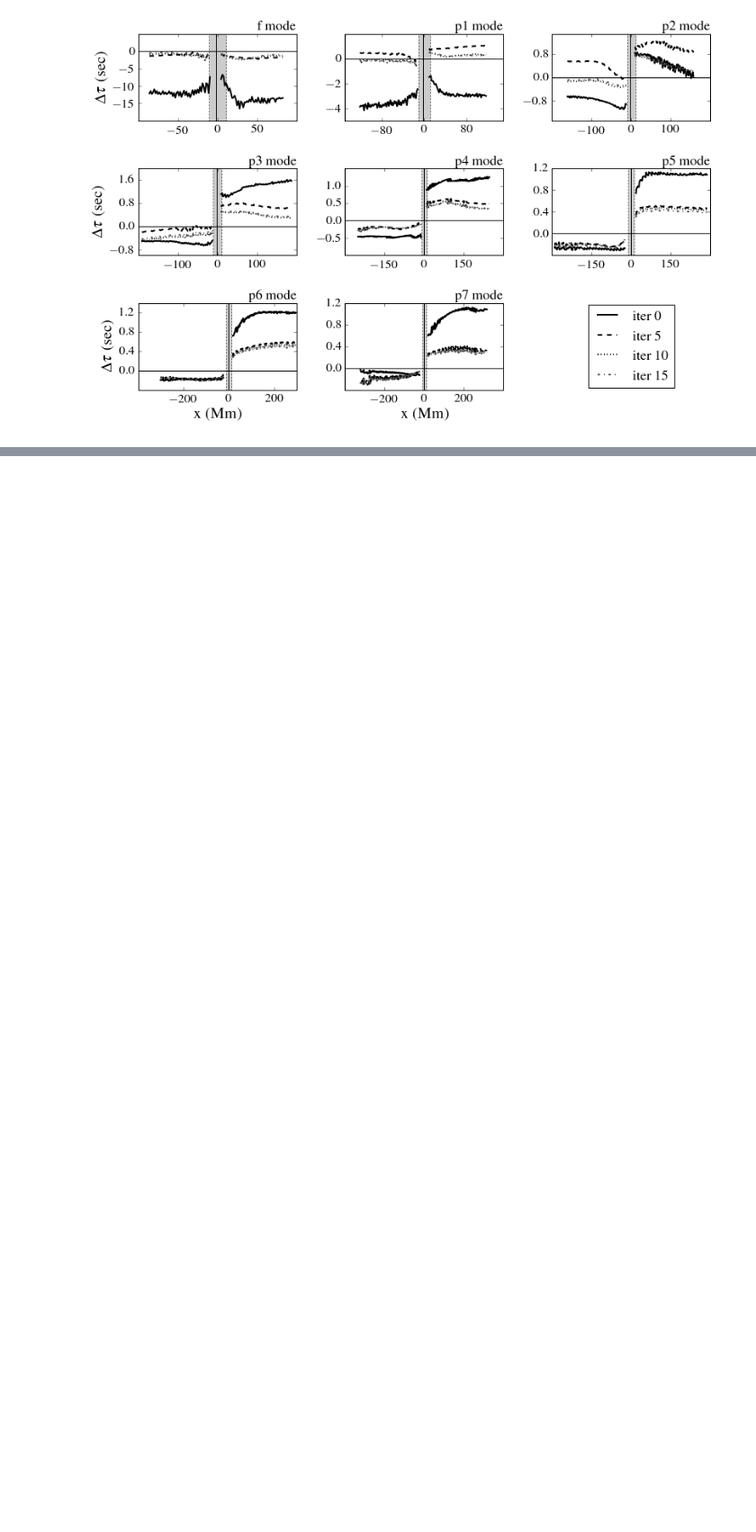
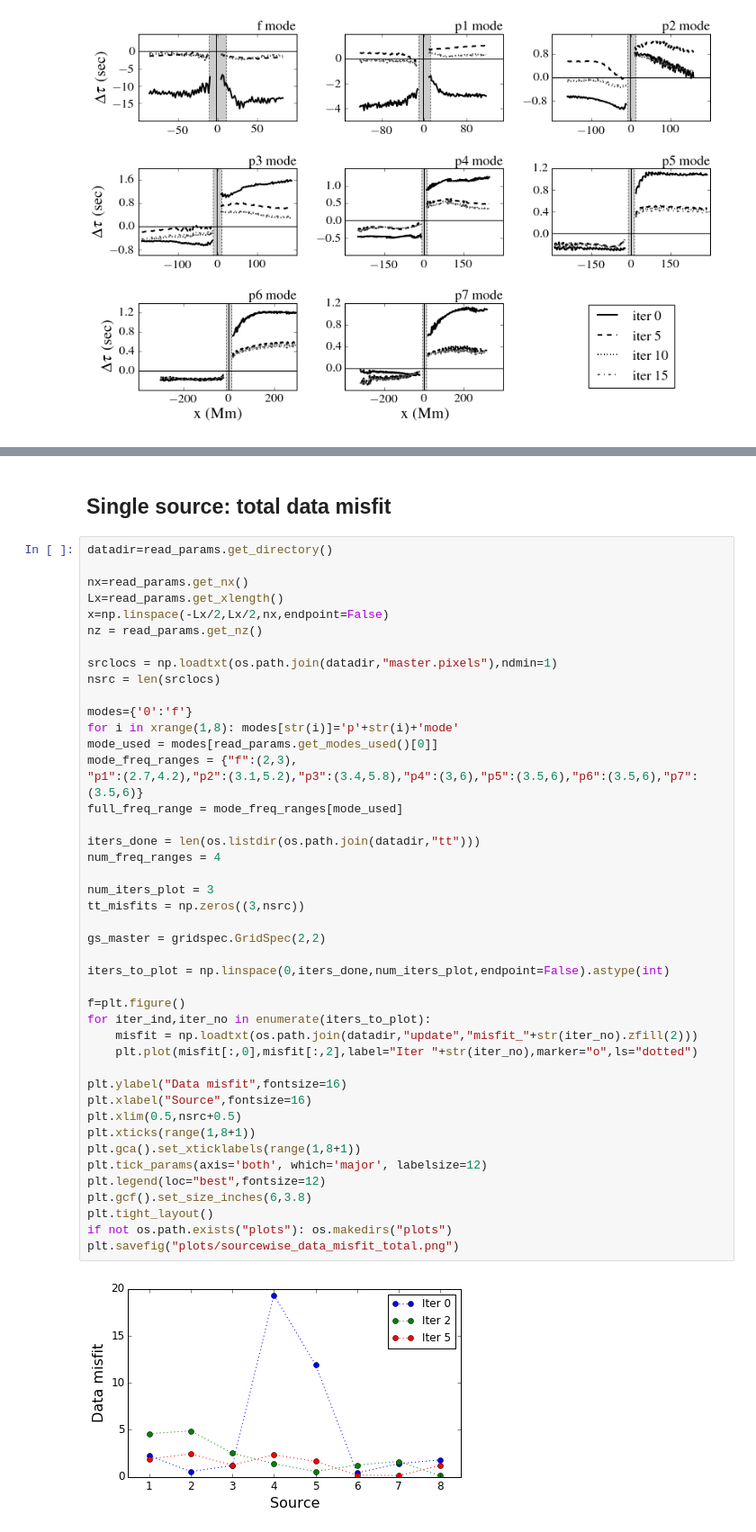
Before and after one commit to jishnub/sparc_flows, a Jupyter notebook: misfit.ipynb, the cells around one changed output, grey strips where cells are left out. Shown at 90% size. Drawn from its saved outputs; the diff is of its cells as text; blank space fills up the shorter version.

```diff
--- a/misfit.ipynb
+++ b/misfit.ipynb
@@ -1109,0 +1124,48 @@ plt.tight_layout()
+# %% [markdown]
+## Single source: total data misfit
+# %%
+datadir=read_params.get_directory()
+
+nx=read_params.get_nx()
+Lx=read_params.get_xlength()
+x=np.linspace(-Lx/2,Lx/2,nx,endpoint=False)
+nz = read_params.get_nz()
+
+srclocs = np.loadtxt(os.path.join(datadir,"master.pixels"),ndmin=1)
+nsrc = len(srclocs)
+
+modes={'0':'f'}
+for i in xrange(1,8): modes[str(i)]='p'+str(i)+'mode'
+mode_used = modes[read_params.get_modes_used()[0]]
+mode_freq_ranges = {"f":(2,3),
+"p1":(2.7,4.2),"p2":(3.1,5.2),"p3":(3.4,5.8),"p4":(3,6),"p5":(3.5,6),"p6":(3.5,6),"p7":(3.5,6)}
+full_freq_range = mode_freq_ranges[mode_used]
+
+iters_done = len(os.listdir(os.path.join(datadir,"tt")))
+num_freq_ranges = 4
+
+num_iters_plot = 3
+tt_misfits = np.zeros((3,nsrc))
+
+gs_master = gridspec.GridSpec(2,2)
+
+iters_to_plot = np.linspace(0,iters_done,num_iters_plot,endpoint=False).astype(int)
+
+f=plt.figure()
+for iter_ind,iter_no in enumerate(iters_to_plot):
+    misfit = np.loadtxt(os.path.join(datadir,"update","misfit_"+str(iter_no).zfill(2)))
+    plt.plot(misfit[:,0],misfit[:,2],label="Iter "+str(iter_no),marker="o",ls="dotted")
+
+plt.ylabel("Data misfit",fontsize=16)
+plt.xlabel("Source",fontsize=16)
+plt.xlim(0.5,nsrc+0.5)
+plt.xticks(range(1,8+1))
+plt.gca().set_xticklabels(range(1,8+1))
+plt.tick_params(axis='both', which='major', labelsize=12)
+plt.legend(loc="best",fontsize=12)
+plt.gcf().set_size_inches(6,3.8)
+plt.tight_layout()
+if not os.path.exists("plots"): os.makedirs("plots")
+plt.savefig("plots/sourcewise_data_misfit_total.png")
+# %% [output]
+[figure, added]
```
Also changed, not shown: parts of 3 cells of this notebook.
